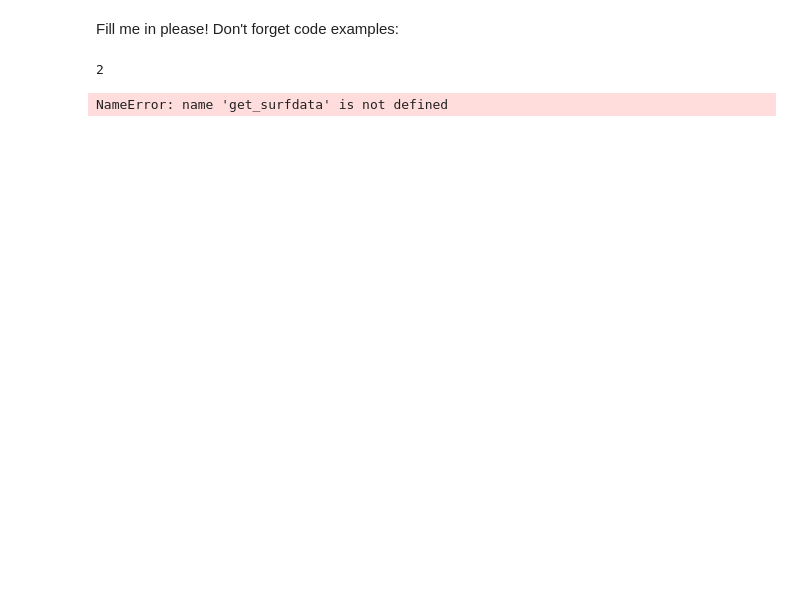
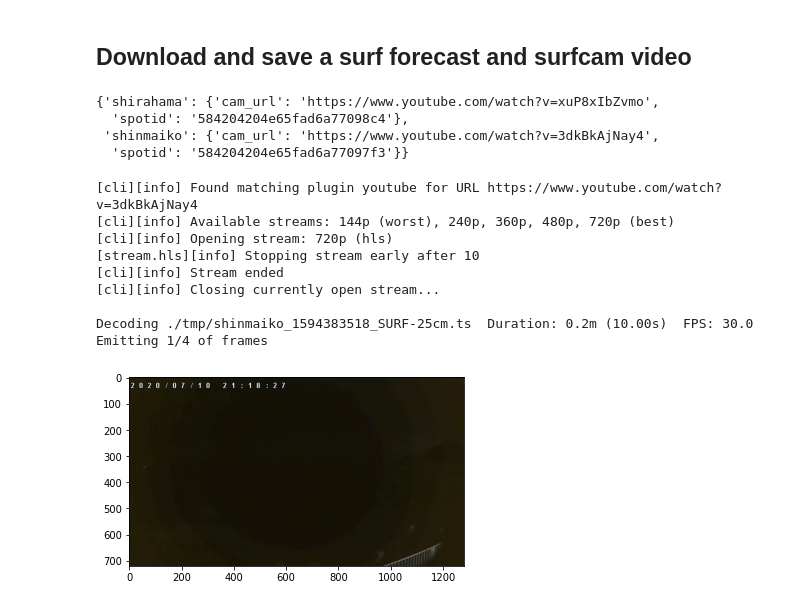
Before and after one commit to sjobeek/surfbreak, a Jupyter notebook: nbs/index.ipynb, the cells around one changed output. Saved outputs shown, nothing was run; the diff lists cells and outputs as text; code cells hidden in the pictures; blank space fills up the shorter version.

```diff
--- a/nbs/index.ipynb
+++ b/nbs/index.ipynb
@@ -16,10 +31,41 @@ This file will become your README and also the index of your documentation.
-# %% [markdown]
-Fill me in please! Don't forget code examples:
-# %%
-1+1
-# %% [output]
-2
-# %%
-get_surfdata(SURF_SPOTS['shirahama']["spotid"])
-# %% [output]
-NameError: name 'get_surfdata' is not defined
+# %% [markdown]
+## Download and save a surf forecast and surfcam video
+# %%
+# Our known good surf spots are stored in load_videos.py, along with their surfline spot ID
+from surfbreak.load_videos import SURF_SPOTS, save_forecast_and_stream, decode_frame_sequence
+SURF_SPOTS
+# %% [output]
+{'shirahama': {'cam_url': 'https://www.youtube.com/watch?v=xuP8xIbZvmo',
+  'spotid': '584204204e65fad6a77098c4'},
+ 'shinmaiko': {'cam_url': 'https://www.youtube.com/watch?v=3dkBkAjNay4',
+  'spotid': '584204204e65fad6a77097f3'}}
+# %%
+import os
+from matplotlib import pyplot as plt
+
+results = save_forecast_and_stream(surf_spot='shinmaiko', folder='./tmp/', duration_s=10, capture_output=True)
+sd = results['surf_data']
+assert len(sd['data']['wave']) > 4
+assert sd['data']['wave'][1]['surf']['max'] >= 0
+
+print(results['video_subprocess'].stdout.decode())
+assert results['video_subprocess'].returncode == 0
+video_filesize_bytes = os.path.getsize(results['video_filepath'])
+assert video_filesize_bytes > 2e5 #(Even a ~10s video Should be larger than 200kb)
+
+frames = decode_frame_sequence(results['video_filepath'], duration_s=2, start_s=1, RGB=True)
+plt.imshow(frames[0])
+assert(frames[0].mean(axis=2).std() > 0.01) # Make sure it's not just blank or uniform data
+
+os.remove(results['video_filepath'])
+os.remove(results['video_filepath'][:-3] + '.json')
+# %% [output]
+[cli][info] Found matching plugin youtube for URL https://www.youtube.com/watch?v=3dkBkAjNay4
+[cli][info] Available streams: 144p (worst), 240p, 360p, 480p, 720p (best)
+[cli][info] Opening stream: 720p (hls)
+[stream.hls][info] Stopping stream early after 10
+[cli][info] Stream ended
+[cli][info] Closing currently open stream...
+
+Decoding ./tmp/shinmaiko_1594383518_SURF-25cm.ts  Duration: 0.2m (10.00s)  FPS: 30.0  Emitting 1/4 of frames
+[figure, added]
```
Also changed, not shown: parts of 12 cells of this notebook, 2 other files.
